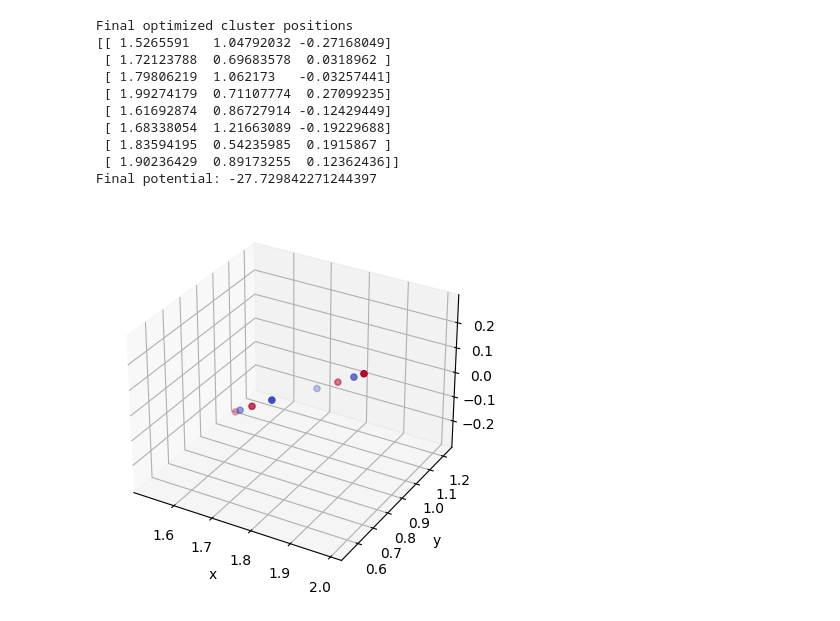
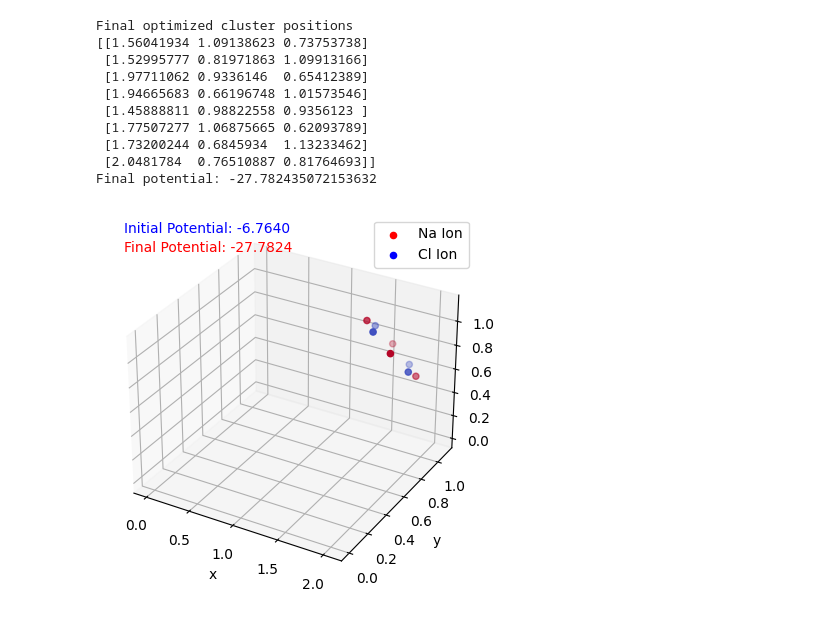
Before and after one commit to ubsuny/23-Homework7G3, a Jupyter notebook: config_fourth.ipynb, the cells around one changed output. Cells and saved outputs as stored; diff of their text form; code cells hidden in the pictures.

Commit message:
Fixed a value and added legend

```diff
--- a/config_fourth.ipynb
+++ b/config_fourth.ipynb
@@ -62,10 +62,11 @@ class Cluster:
         self.set_vals(vals)
         return self.V()
 
-a = 0.88
+a = 0.2
+JF = 4.385 # this is a number I am using to adjust my starting points so the potential is reasonable, I am calling it the Justin Factor
 
-r_na = np.array( [ [ a, a, -a ], [ a, a, a ], [ 3*a, 2*a, 0 ], [ 3*a, 0, 0 ]  ] )
-r_cl = np.array( [ [ 0, a, 0 ], [ 2*a, 2*a, 0 ] , [2*a, 0, 0], [4*a, a , 0]] )
+r_na = JF*np.array( [ [ a, a, 0 ], [ a, a, 2*a ], [ 3*a, 2*a, a ], [ 3*a, 0, a ]  ] )
+r_cl = JF*np.array( [ [ 0, a, a], [ 2*a, 2*a, a] , [2*a, 0, a], [4*a, a , a]] )
 
 cluster = Cluster(r_na, r_cl)
 vals_init = cluster.get_vals()
@@ -74,9 +75,20 @@ print('initial Cl positions:\n', r_cl)
 print('initial positions flattened shape:\n', vals_init )
 print('initial V  :', cluster.V() )
 
+initial_potential = cluster.V()
 
+# plotting original shape
 fig = plt.figure()
 ax = fig.add_subplot(111, projection='3d')
+
+# Labels for initial potential
+initial_potential_text = f'Initial Potential: {initial_potential:.4f}'
+ax.text2D(0.05, 0.95, initial_potential_text, transform=ax.transAxes, color='blue')
+
+# Legends
+ax.scatter([], [], [], color='red', label='Na Ion')
+ax.scatter([], [], [], color='blue', label='Cl Ion')
+ax.legend()
 
 charges = cluster.charges
 x,y,z = cluster.positions[:, 0], cluster.positions[:, 1], cluster.positions[:, 2]
@@ -104,29 +116,42 @@ initial V  : -6.740940821821207
 # %%
 res = scipy.optimize.minimize( fun=cluster, x0=vals_init, tol=1e-3, method="BFGS")
 cluster.set_vals(res.x)  # For some reason, "minimize" is not updating the class at the last iteration
 print ("Final optimized cluster positions")
 print(cluster.positions)
 print("Final potential:", res.fun)
 
 fig = plt.figure()
 ax = fig.add_subplot(111, projection='3d')
 
+# Labels for initial potential
+initial_potential_text = f'Initial Potential: {initial_potential:.4f}'
+ax.text2D(0.05, 0.95, initial_potential_text, transform=ax.transAxes, color='blue')
+
+# Labels for final potential
+final_potential_text = f'Final Potential: {res.fun:.4f}'
+ax.text2D(0.05, 0.90, final_potential_text, transform=ax.transAxes, color='red')
+
+# Legends
+ax.scatter([], [], [], color='red', label='Na Ion')
+ax.scatter([], [], [], color='blue', label='Cl Ion')
+ax.legend()
+
 charges = cluster.charges
 x,y,z = cluster.positions[:, 0], cluster.positions[:, 1], cluster.positions[:, 2]
 ax.scatter( x,y,z, c=charges, cmap='coolwarm' )
 ax.set_xlabel('x')
 ax.set_ylabel('y')
 ax.set_zlabel('z')
 plt.show()
 # %% [output]
 Final optimized cluster positions
-[[ 1.5265591   1.04792032 -0.27168049]
- [ 1.72123788  0.69683578  0.0318962 ]
- [ 1.79806219  1.062173   -0.03257441]
- [ 1.99274179  0.71107774  0.27099235]
- [ 1.61692874  0.86727914 -0.12429449]
- [ 1.68338054  1.21663089 -0.19229688]
- [ 1.83594195  0.54235985  0.1915867 ]
- [ 1.90236429  0.89173255  0.12362436]]
-Final potential: -27.729842271244397
+[[1.56041934 1.09138623 0.73753738]
+ [1.52995777 0.81971863 1.09913166]
+ [1.97711062 0.9336146  0.65412389]
+ [1.94665683 0.66196748 1.01573546]
+ [1.45888811 0.98822558 0.9356123 ]
+ [1.77507277 1.06875665 0.62093789]
+ [1.73200244 0.6845934  1.13233462]
+ [2.0481784  0.76510887 0.81764693]]
+Final potential: -27.782435072153632
-[figure, old version]
+[figure, new version]
```
Also changed, not shown: parts of 1 cell of this notebook.
